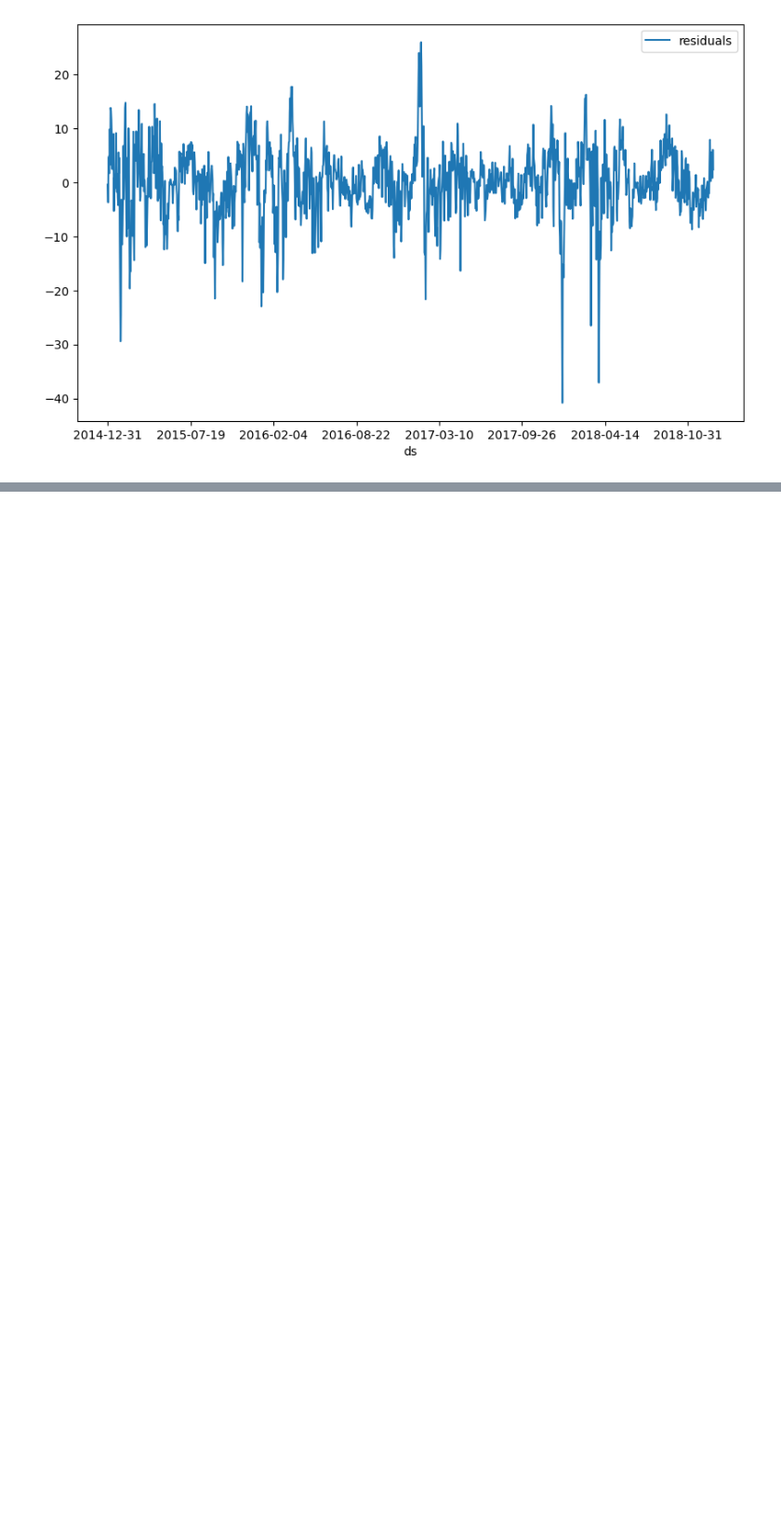
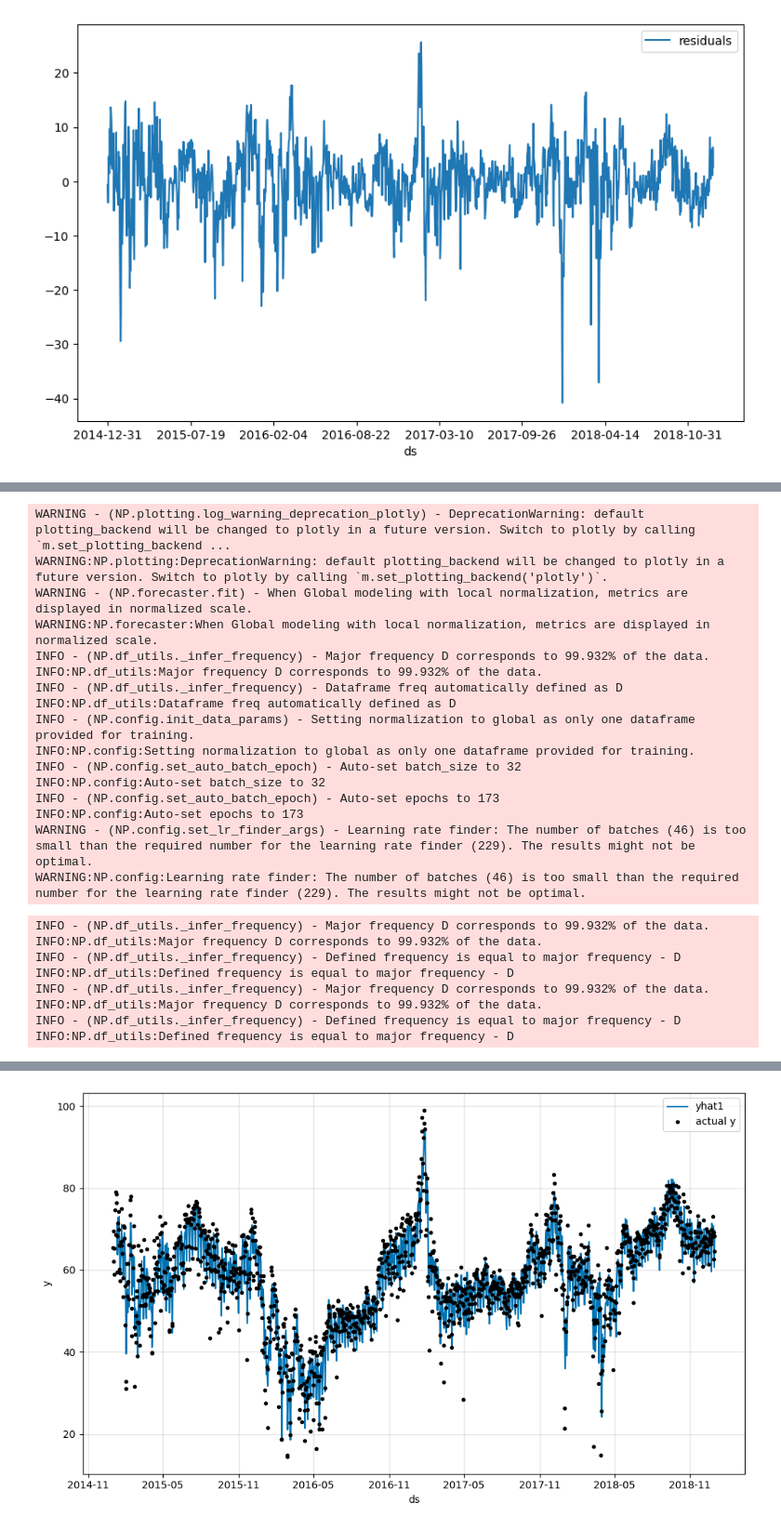
Before and after one commit to OzzyGomes/NeuralProphet_guide, a Jupyter notebook: NP_Tutorial_4_Auto_regression.ipynb, the cells around one changed output, grey strips where cells are left out. Shown: that part at 93% size. Drawn from its saved outputs; the diff is of its cells as text; code cells hidden in the pictures; blank space fills up the shorter version.

Commit message:
NP_Tutorial_4_Auto_regression

```diff
--- a/NP_Tutorial_4_Auto_regression.ipynb
+++ b/NP_Tutorial_4_Auto_regression.ipynb
@@ -92,0 +101,41 @@ fig = df_residuals.plot(x="ds", y="residuals", figsize=(10, 6))
+# %%
+# Model and prediction
+m = NeuralProphet(
+    # Disable trend changepoints
+    n_changepoints=10,
+    # Disable seasonality components
+    yearly_seasonality=True,
+    weekly_seasonality=True,
+    daily_seasonality=True,
+    # Add the autogression
+    n_lags=10,
+)
+m.set_plotting_backend("matplotlib")  # Use matplotlib due to #1235
+metrics = m.fit(df)
+forecast = m.predict(df)
+m.plot(forecast)
+# %% [output]
+WARNING - (NP.plotting.log_warning_deprecation_plotly) - DeprecationWarning: default plotting_backend will be changed to plotly in a future version. Switch to plotly by calling `m.set_plotting_backend ...
+WARNING:NP.plotting:DeprecationWarning: default plotting_backend will be changed to plotly in a future version. Switch to plotly by calling `m.set_plotting_backend('plotly')`.
+WARNING - (NP.forecaster.fit) - When Global modeling with local normalization, metrics are displayed in normalized scale.
+WARNING:NP.forecaster:When Global modeling with local normalization, metrics are displayed in normalized scale.
+INFO - (NP.df_utils._infer_frequency) - Major frequency D corresponds to 99.932% of the data.
+INFO:NP.df_utils:Major frequency D corresponds to 99.932% of the data.
+INFO - (NP.df_utils._infer_frequency) - Dataframe freq automatically defined as D
+INFO:NP.df_utils:Dataframe freq automatically defined as D
+INFO - (NP.config.init_data_params) - Setting normalization to global as only one dataframe provided for training.
+INFO:NP.config:Setting normalization to global as only one dataframe provided for training.
+INFO - (NP.config.set_auto_batch_epoch) - Auto-set batch_size to 32
+INFO:NP.config:Auto-set batch_size to 32
+INFO - (NP.config.set_auto_batch_epoch) - Auto-set epochs to 173
+INFO:NP.config:Auto-set epochs to 173
+WARNING - (NP.config.set_lr_finder_args) - Learning rate finder: The number of batches (46) is too small than the required number for the learning rate finder (229). The results might not be optimal.
+WARNING:NP.config:Learning rate finder: The number of batches (46) is too small than the required number for the learning rate finder (229). The results might not be optimal.
+INFO - (NP.df_utils._infer_frequency) - Major frequency D corresponds to 99.932% of the data.
+INFO:NP.df_utils:Major frequency D corresponds to 99.932% of the data.
+INFO - (NP.df_utils._infer_frequency) - Defined frequency is equal to major frequency - D
+INFO:NP.df_utils:Defined frequency is equal to major frequency - D
+INFO - (NP.df_utils._infer_frequency) - Major frequency D corresponds to 99.932% of the data.
+INFO:NP.df_utils:Major frequency D corresponds to 99.932% of the data.
+INFO - (NP.df_utils._infer_frequency) - Defined frequency is equal to major frequency - D
+INFO:NP.df_utils:Defined frequency is equal to major frequency - D
@@ -92,0 +146 @@ fig = df_residuals.plot(x="ds", y="residuals", figsize=(10, 6))
+[figure, added]
```
Also changed, not shown: parts of 5 cells of this notebook.
